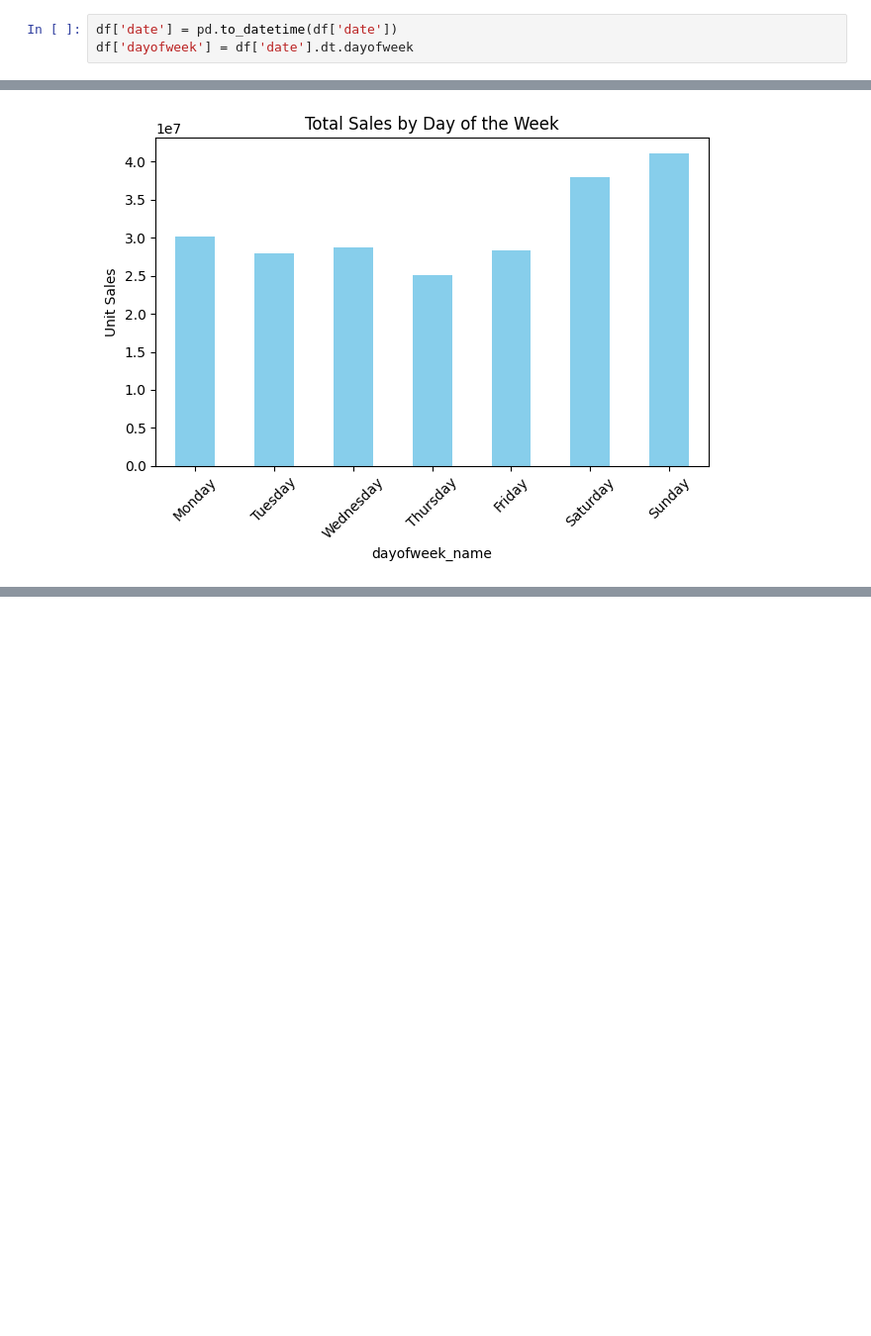
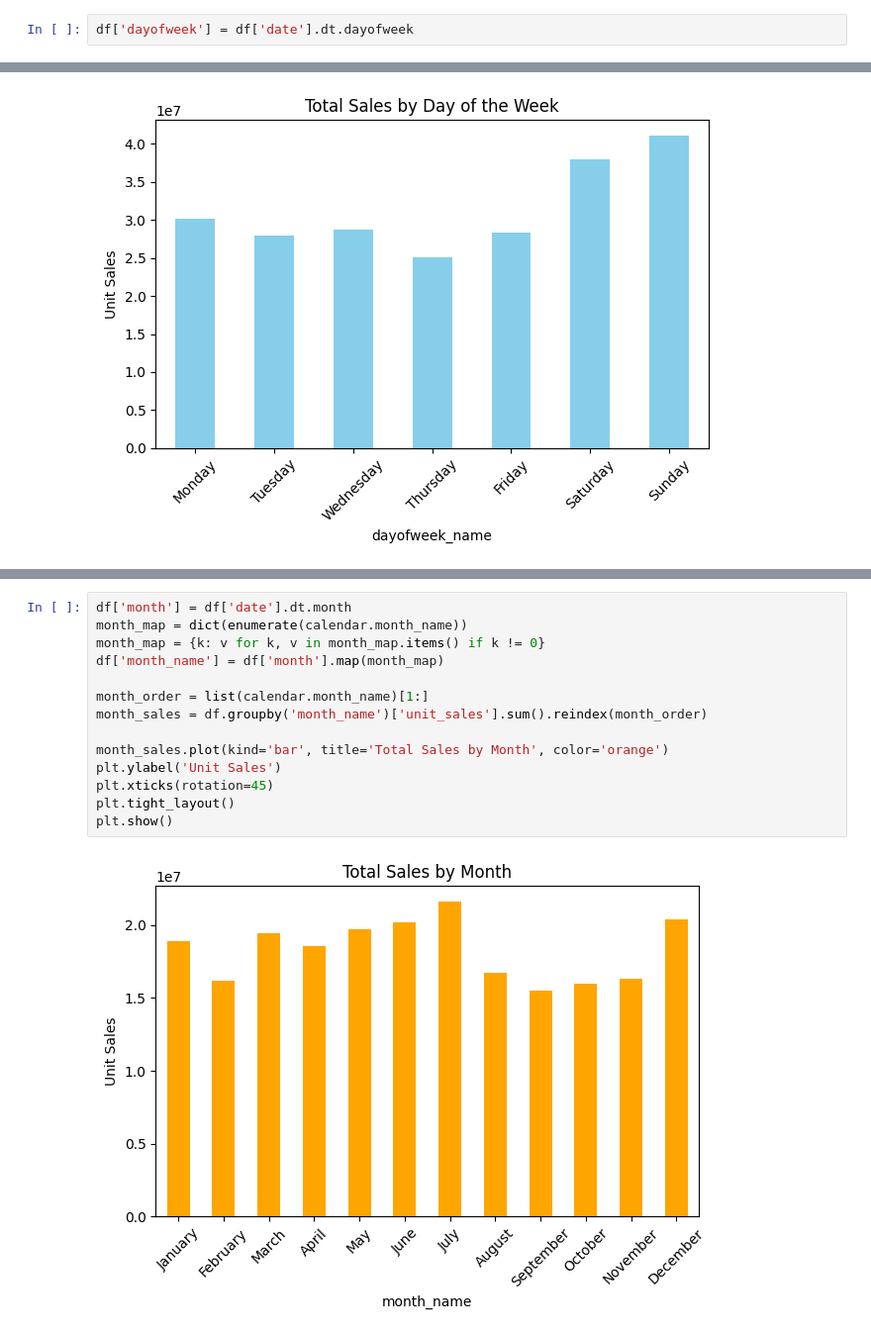
Before and after one commit to Neiw1/Grocery-Sales-Forecasting, a Jupyter notebook: eda.ipynb, the cells around one changed output, grey strips where cells are left out. Shown at 99% size. Drawn from its saved outputs; the diff is of its cells as text; blank space fills up the shorter version.

```diff
--- a/eda.ipynb
+++ b/eda.ipynb
@@ -99,7 +122,6 @@ plt.show()
 # %% [output]
 [figure]
 # %%
-df['date'] = pd.to_datetime(df['date'])
 df['dayofweek'] = df['date'].dt.dayofweek
 # %%
 dow_map = dict(enumerate(calendar.day_name))
@@ -133,3 +154,19 @@ plt.grid(True)
 plt.show()
 # %% [output]
 [figure]
+# %%
+df['month'] = df['date'].dt.month
+month_map = dict(enumerate(calendar.month_name))
+month_map = {k: v for k, v in month_map.items() if k != 0}
+df['month_name'] = df['month'].map(month_map)
+
+month_order = list(calendar.month_name)[1:]
+month_sales = df.groupby('month_name')['unit_sales'].sum().reindex(month_order)
+
+month_sales.plot(kind='bar', title='Total Sales by Month', color='orange')
+plt.ylabel('Unit Sales')
+plt.xticks(rotation=45)
+plt.tight_layout()
+plt.show()
+# %% [output]
+[figure, added]
```
Also changed, not shown: parts of 3 cells of this notebook.
